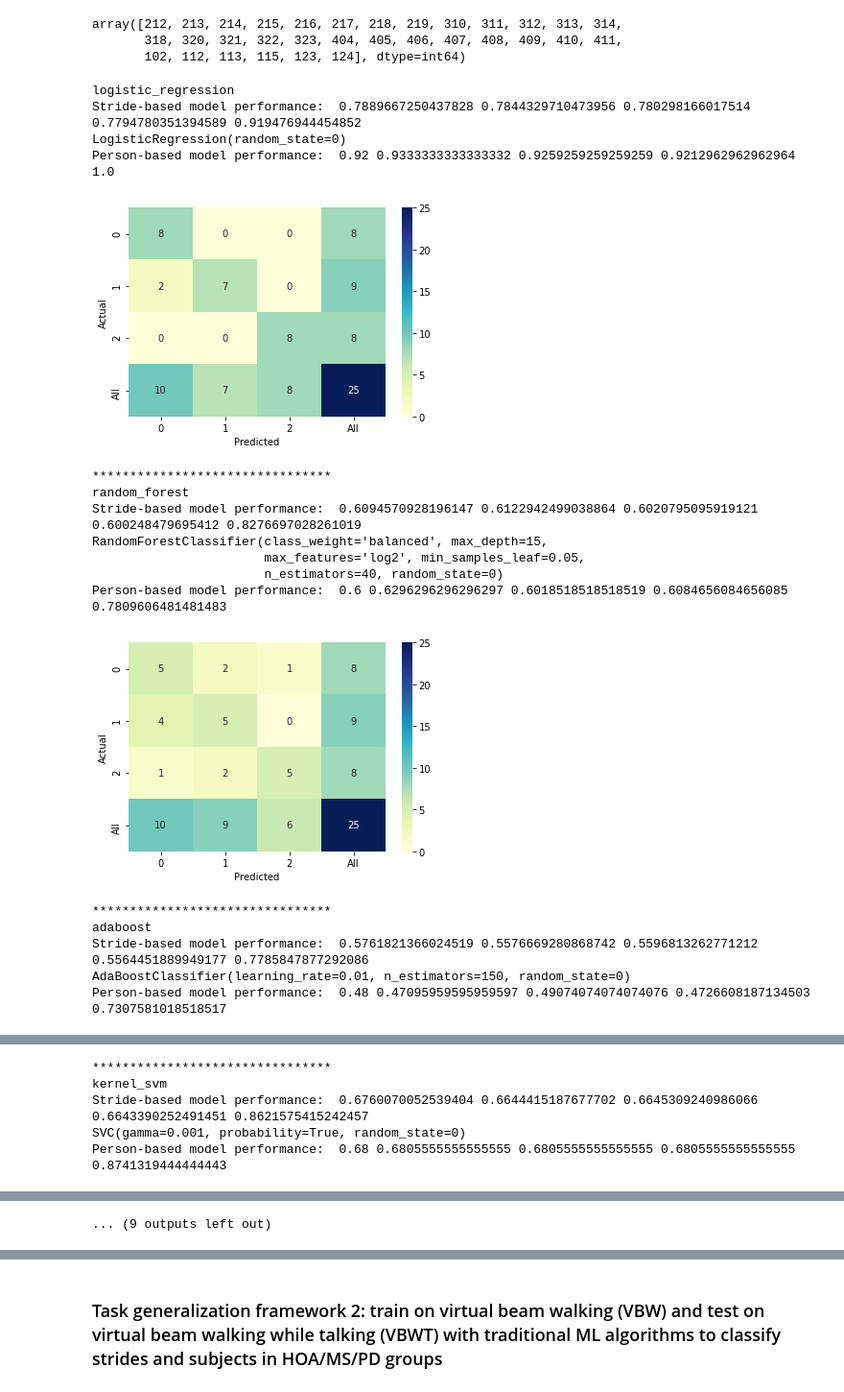
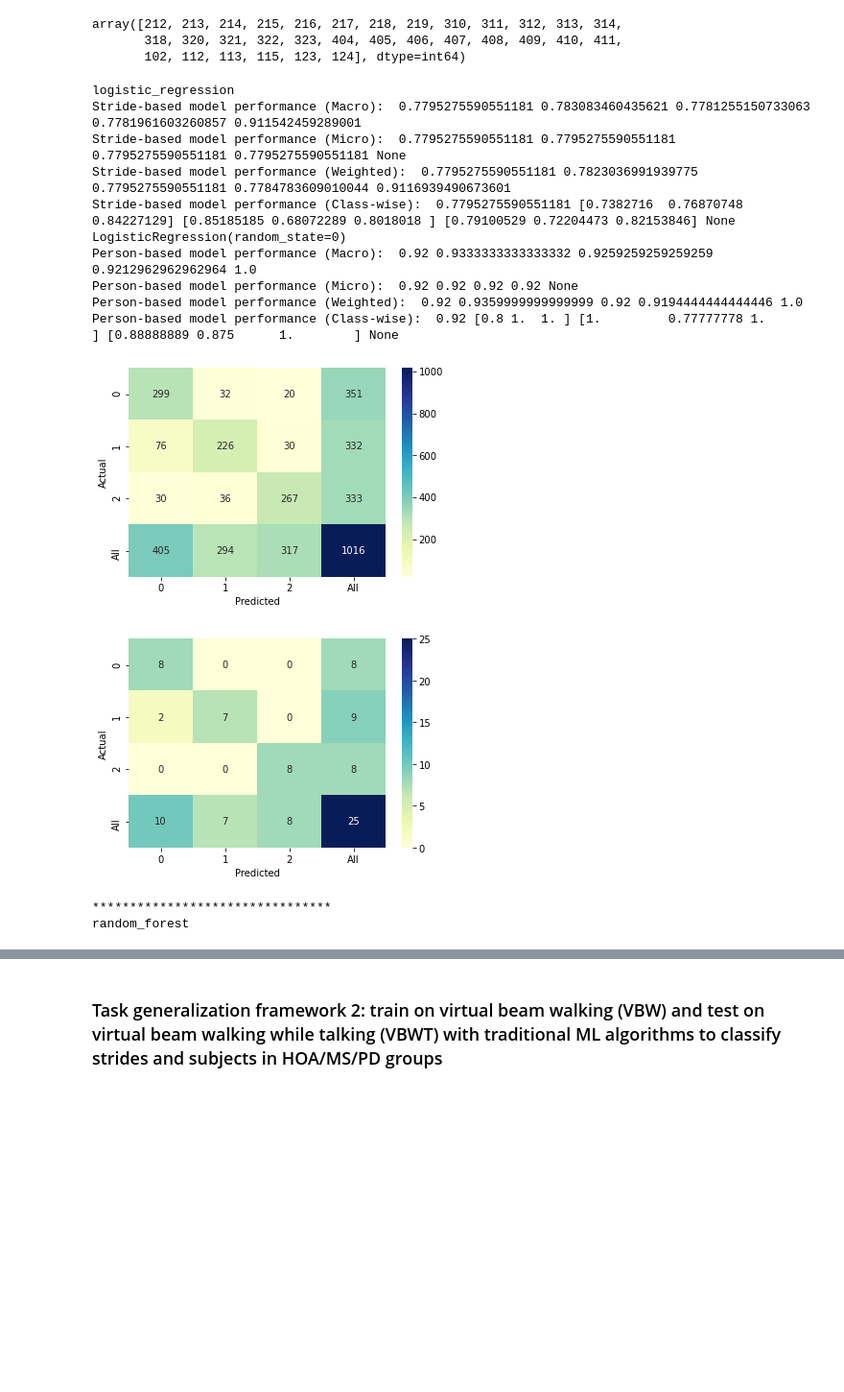
Before and after one commit to kaurrachneet6/Vision-Based-Gait-Analysis-Framework-for-Predicting-Multiple-Sclerosis, a Jupyter notebook: Machine Learning/TaskGeneralize_MLtraditional.ipynb, the cells around one changed output, grey strips where cells are left out. Shown: that part at 96% size. Saved outputs shown, nothing was run; the diff lists cells and outputs as text; code cells hidden in the pictures; blank space fills up the shorter version.

Commit message:
All evaluation metrics added

```diff
--- a/Machine Learning/TaskGeneralize_MLtraditional.ipynb
+++ b/Machine Learning/TaskGeneralize_MLtraditional.ipynb
@@ -135,6 +116,8 @@ array([212, 213, 214, 215, 216, 217, 218, 219, 310, 311, 312, 313, 314,
        318, 320, 321, 322, 323, 404, 405, 406, 407, 408, 409, 410, 411,
        102, 112, 113, 115, 123, 124], dtype=int64)
 # %%
+save_results = False
+# ml_models = ['logistic_regression']
 ml_models = ['logistic_regression', 'random_forest', 'adaboost', 'kernel_svm', 'gbm', 'xgboost', 'knn', 'decision_tree',  \
              'linear_svm', 'mlp']
 metrics = pd.DataFrame(columns = ml_models) #Dataframe to store accuracies for each ML model for raw data
@@ -144,34 +127,39 @@ predicted_probs_person = pd.DataFrame(columns = [ml_model + cohort for ml_model
 # %%
 for ml_model in ml_models:
     print (ml_model)
     predict_probs_person, stride_person_metrics = models(trainX_norm, trainY, testX_norm, testY, ml_model, framework, results_path, save_results)
     metrics[ml_model] = stride_person_metrics
     predicted_probs_person[ml_model+'_HOA'] = predict_probs_person[0]
     predicted_probs_person[ml_model+'_MS'] = predict_probs_person[1]
     predicted_probs_person[ml_model+'_PD'] = predict_probs_person[2]
     print ('********************************')
 
-metrics.index = ['stride_accuracy', 'stride_precision', 'stride_recall', 'stride_F1', 'stride_AUC', 'person_accuracy',
-                     'person_precision', 'person_recall', 'person_F1', 'person_AUC']
+metrics.index = ['stride_accuracy', 'stride_precision_macro', 'stride_precision_micro', 'stride_precision_weighted', \
+                 'stride_precision_class_wise', 'stride_recall_macro', 'stride_recall_micro', \
+                 'stride_recall_weighted', 'stride_recall_class_wise', \
+                 'stride_F1_macro', 'stride_F1_micro', 'stride_F1_weighted', 'stride_F1_class_wise', \
+                 'stride_AUC_macro', 'stride_AUC_micro', 'stride_AUC_weighted',\
+                 'stride_AUC_class_wise', 'person_accuracy', 'person_precision_macro', 'person_precision_micro', \
+                 'person_precision_weighted', \
+                 'person_precision_class_wise', 'person_recall_macro', 'person_recall_micro', \
+                 'person_recall_weighted', 'person_recall_class_wise', \
+                 'person_F1_macro', 'person_F1_micro', 'person_F1_weighted', 'person_F1_class_wise', \
+                 'person_AUC_macro', 'person_AUC_micro', 'person_AUC_weighted', 'person_AUC_class_wise']
 if save_results:
     metrics.to_csv(results_path+ framework+ '\\task_generalize_'+framework+'_result_metrics.csv')
     predicted_probs_person.to_csv(results_path +framework+ '\\task_generalize_'+framework+'_prediction_probs.csv')
 # %% [output]
 logistic_regression
-Stride-based model performance:  0.7889667250437828 0.7844329710473956 0.780298166017514 0.7794780351394589 0.919476944454852
+Stride-based model performance (Macro):  0.7795275590551181 0.783083460435621 0.7781255150733063 0.7781961603260857 0.911542459289001
+Stride-based model performance (Micro):  0.7795275590551181 0.7795275590551181 0.7795275590551181 0.7795275590551181 None
+Stride-based model performance (Weighted):  0.7795275590551181 0.7823036991939775 0.7795275590551181 0.7784783609010044 0.9116939490673601
+Stride-based model performance (Class-wise):  0.7795275590551181 [0.7382716  0.76870748 0.84227129] [0.85185185 0.68072289 0.8018018 ] [0.79100529 0.72204473 0.82153846] None
 LogisticRegression(random_state=0)
-Person-based model performance:  0.92 0.9333333333333332 0.9259259259259259 0.9212962962962964 1.0
+Person-based model performance (Macro):  0.92 0.9333333333333332 0.9259259259259259 0.9212962962962964 1.0
+Person-based model performance (Micro):  0.92 0.92 0.92 0.92 None
+Person-based model performance (Weighted):  0.92 0.9359999999999999 0.92 0.9194444444444446 1.0
+Person-based model performance (Class-wise):  0.92 [0.8 1.  1. ] [1.         0.77777778 1.        ] [0.88888889 0.875      1.        ] None
-[figure, old version]
+[figure, new version]
+[figure, new version]
 ********************************
 random_forest
-Stride-based model performance:  0.6094570928196147 0.6122942499038864 0.6020795095919121 0.600248479695412 0.8276697028261019
-RandomForestClassifier(class_weight='balanced', max_depth=15,
-                       max_features='log2', min_samples_leaf=0.05,
-                       n_estimators=40, random_state=0)
-Person-based model performance:  0.6 0.6296296296296297 0.6018518518518519 0.6084656084656085 0.7809606481481483
-[figure, old version]
-********************************
-adaboost
-Stride-based model performance:  0.5761821366024519 0.5576669280868742 0.5596813262771212 0.5564451889949177 0.7785847877292086
-AdaBoostClassifier(learning_rate=0.01, n_estimators=150, random_state=0)
-Person-based model performance:  0.48 0.47095959595959597 0.49074074074074076 0.4726608187134503 0.7307581018518517
@@ -179,5 +165,0 @@ Person-based model performance:  0.48 0.47095959595959597 0.49074074074074076 0.
-********************************
-kernel_svm
-Stride-based model performance:  0.6760070052539404 0.6644415187677702 0.6645309240986066 0.6643390252491451 0.8621575415242457
-SVC(gamma=0.001, probability=True, random_state=0)
-Person-based model performance:  0.68 0.6805555555555555 0.6805555555555555 0.6805555555555555 0.8741319444444443
@@ -199,3 +166,2 @@ Person-based model performance:  0.96 0.9629629629629629 0.9629629629629629 0.96
-... (9 outputs left out)
 # %%
 metrics
```
Also changed, not shown: parts of 10 cells of this notebook, 4 other files.
